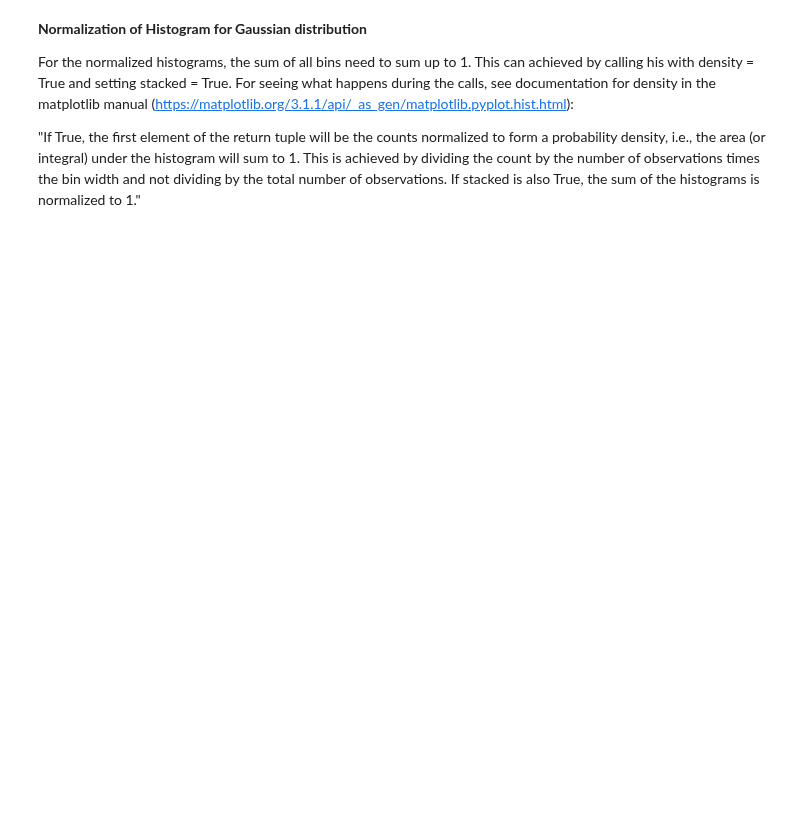
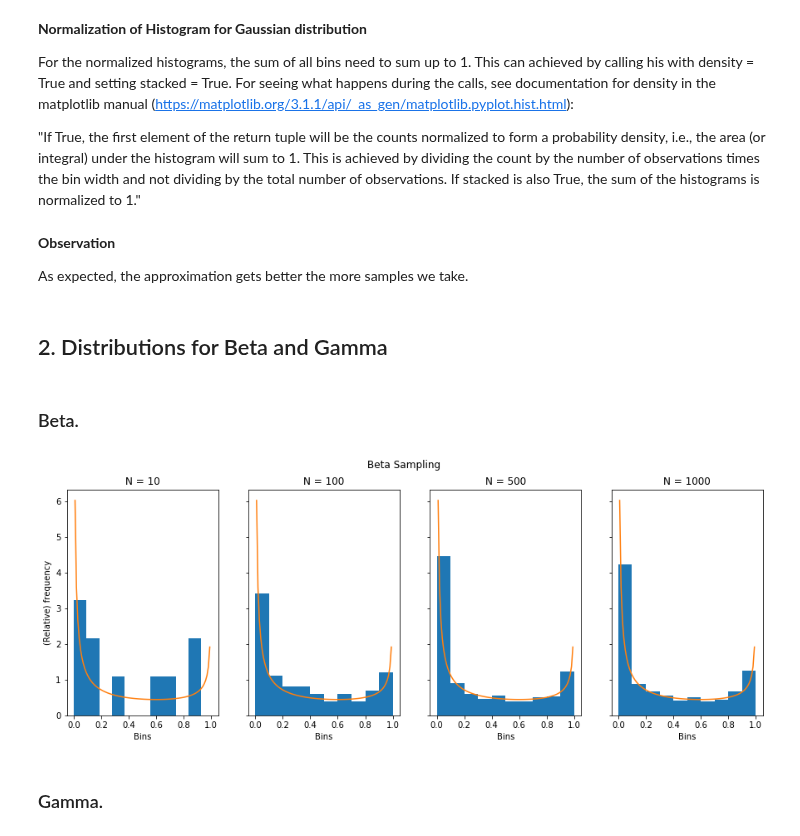
Before and after one commit to DorotheaMueller/statistics_assignments, a Jupyter notebook: ex_1.ipynb, the cells around one changed output. Cells and saved outputs as stored; diff of their text form; code cells hidden in the pictures; blank space fills up the shorter version.

```diff
--- a/ex_1.ipynb
+++ b/ex_1.ipynb
@@ -187,3 +208,9 @@ For the normalized histograms, the sum of all bins need to sum up to 1. This can
 For seeing what happens during the calls, see documentation for density in the matplotlib manual (https://matplotlib.org/3.1.1/api/_as_gen/matplotlib.pyplot.hist.html):
 
 "If True, the first element of the return tuple will be the counts normalized to form a probability density, i.e., the area (or integral) under the histogram will sum to 1. This is achieved by dividing the count by the number of observations times the bin width and not dividing by the total number of observations. If stacked is also True, the sum of the histograms is normalized to 1."
+# %% [markdown]
+**Observation**
+
+As expected, the approximation gets better the more samples we take.
+# %% [markdown]
+## 2. Distributions for Beta and Gamma
@@ -189,0 +221,29 @@ For seeing what happens during the calls, see documentation for density in the m
+# %% [markdown]
+### Beta.
+# %%
+# Parameters.
+alpha = 0.25
+beta = 0.5
+all_ = np.linspace(0, 1, 100)[1:]
+# %%
+fig, axs = plt.subplots(nrows = 1, ncols = len(number_samples), sharex = True, sharey = True, figsize = (15, 5))
+axs = axs.ravel()
+
+for n, ax, in zip(number_samples, axs):
+    var_beta = np.random.beta(alpha, beta, n)
+
+    # Sampling.
+    ax.hist(var_beta, density = True, stacked = True)
+
+    # Reference function.
+    ax.plot(all_, beta_fn.pdf(all_, alpha, beta))
+    ax.set_title(f"N = {n}")
+    ax.set_xlabel("Bins")
+
+axs[0].set_ylabel("(Relative) frequency")
+
+plt.suptitle("Beta Sampling");
+# %% [output]
+[figure, added]
+# %% [markdown]
+### Gamma.
```
Also changed, not shown: parts of 8 cells of this notebook.
